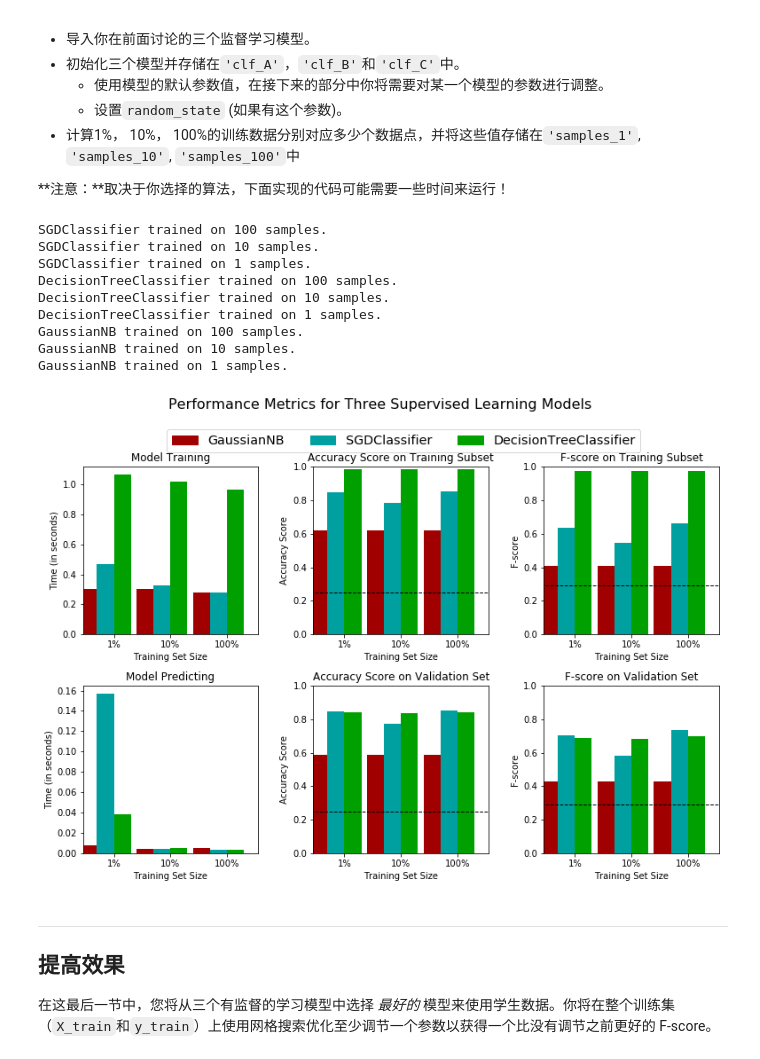
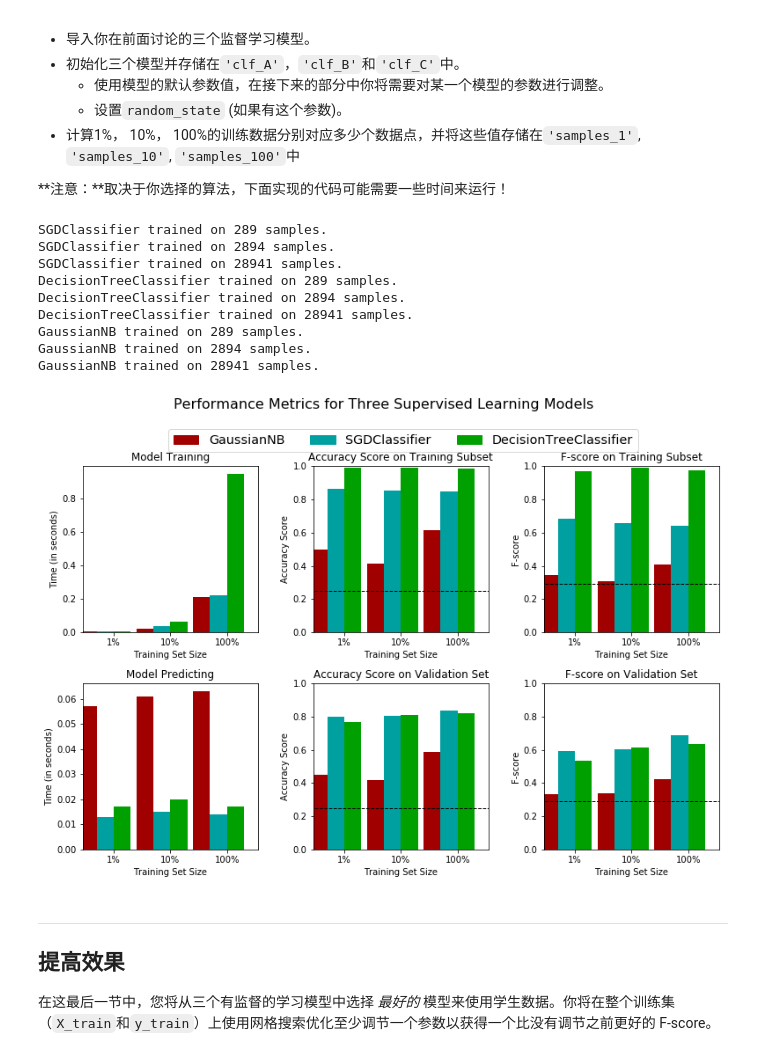
Before and after one commit to liangyi30/finding_donors, a Jupyter notebook: finding_donors.ipynb, the cells around one changed output. Cells and saved outputs as stored; diff of their text form; code cells hidden in the pictures.

```diff
--- a/finding_donors.ipynb
+++ b/finding_donors.ipynb
@@ -216,10 +216,7 @@ $$ F_{\beta} = (1 + \beta^2) \cdot \frac{precision \cdot recall}{\left( \beta^2
 #不能使用scikit-learn，你需要根据公式自己实现相关计算。
 
 #TODO： 计算准确率
-count = 0
-for key in y_val.keys():
-    if y_val[key] == 1:
-        count += 1
+count = (y_val == 1).sum()
 accuracy = float(count)/len(y_val)
 
 # TODO： 计算查准率 Precision
@@ -357,7 +354,7 @@ def train_predict(learner, sample_size, X_train, y_train, X_val, y_val):
     # TODO：使用sample_size大小的训练数据来拟合学习器
     # TODO: Fit the learner to the training data using slicing with 'sample_size'
     start = time() # 获得程序开始时间
-    learner.fit(X_train[:len(X_train/sample_size)], y_train[:len(y_train/sample_size)])
+    learner.fit(X_train[:sample_size], y_train[:sample_size])
     end = time() # 获得程序结束时间
 
     # TODO：计算训练时间
@@ -366,24 +363,24 @@ def train_predict(learner, sample_size, X_train, y_train, X_val, y_val):
     # TODO: 得到在验证集上的预测值
     #       然后得到对前300个训练数据的预测结果
     start = time() # 获得程序开始时间
-    predictions_val = learner.predict(X_val[:299])
-    predictions_train = learner.predict(X_train[:299])
+    predictions_val = learner.predict(X_val)
+    predictions_train = learner.predict(X_train[:300])
     end = time() # 获得程序结束时间
 
     # TODO：计算预测用时
     results['pred_time'] = round(end-start, 3)
 
     # TODO：计算在最前面的300个训练数据的准确率
-    results['acc_train'] = accuracy_score(y_train[:299], predictions_train)
+    results['acc_train'] = accuracy_score(y_train[:300], predictions_train)
 
     # TODO：计算在验证上的准确率
-    results['acc_val'] = accuracy_score(y_val[:299], predictions_val)
+    results['acc_val'] = accuracy_score(y_val, predictions_val)
 
     # TODO：计算在最前面300个训练数据上的F-score
-    results['f_train'] = fbeta_score(y_train[:299], predictions_train, beta=0.5)
+    results['f_train'] = fbeta_score(y_train[:300], predictions_train, beta=0.5)
 
     # TODO：计算验证集上的F-score
-    results['f_val'] = fbeta_score(y_val[:299], predictions_val, beta=0.5)
+    results['f_val'] = fbeta_score(y_val, predictions_val, beta=0.5)
 
     # 成功
     print "{} trained on {} samples.".format(learner.__class__.__name__, sample_size)
@@ -403,39 +400,39 @@ def train_predict(learner, sample_size, X_train, y_train, X_val, y_val):
 # %%
 # TODO：从sklearn中导入三个监督学习模型
 from sklearn import linear_model
 from sklearn import tree
 from sklearn.naive_bayes import GaussianNB
 # TODO：初始化三个模型
-clf_A = linear_model.SGDClassifier()
-clf_B = tree.DecisionTreeClassifier()
+clf_A = linear_model.SGDClassifier(random_state=10)
+clf_B = tree.DecisionTreeClassifier(random_state=10)
 clf_C = GaussianNB()
 
 # TODO：计算1%， 10%， 100%的训练数据分别对应多少点
-samples_1 = 100
-samples_10 = 10
-samples_100 = 1
+samples_1 = len(X_train)/100
+samples_10 = len(X_train)/10
+samples_100 = len(X_train)
 
 # 收集学习器的结果
 results = {}
 for clf in [clf_A, clf_B, clf_C]:
     clf_name = clf.__class__.__name__
     results[clf_name] = {}
     for i, samples in enumerate([samples_1, samples_10, samples_100]):
         results[clf_name][i] = train_predict(clf, samples, X_train, y_train, X_val, y_val)
 
 # 对选择的三个模型得到的评价结果进行可视化
 vs.evaluate(results, accuracy, fscore)
 # %% [output]
-SGDClassifier trained on 100 samples.
-SGDClassifier trained on 10 samples.
-SGDClassifier trained on 1 samples.
-DecisionTreeClassifier trained on 100 samples.
-DecisionTreeClassifier trained on 10 samples.
-DecisionTreeClassifier trained on 1 samples.
-GaussianNB trained on 100 samples.
-GaussianNB trained on 10 samples.
-GaussianNB trained on 1 samples.
+SGDClassifier trained on 289 samples.
+SGDClassifier trained on 2894 samples.
+SGDClassifier trained on 28941 samples.
+DecisionTreeClassifier trained on 289 samples.
+DecisionTreeClassifier trained on 2894 samples.
+DecisionTreeClassifier trained on 28941 samples.
+GaussianNB trained on 289 samples.
+GaussianNB trained on 2894 samples.
+GaussianNB trained on 28941 samples.
-[figure, old version]
+[figure, new version]
 # %% [markdown]
 ----
 ## 提高效果
```
Also changed, not shown: parts of 10 cells of this notebook, 1 other file.
